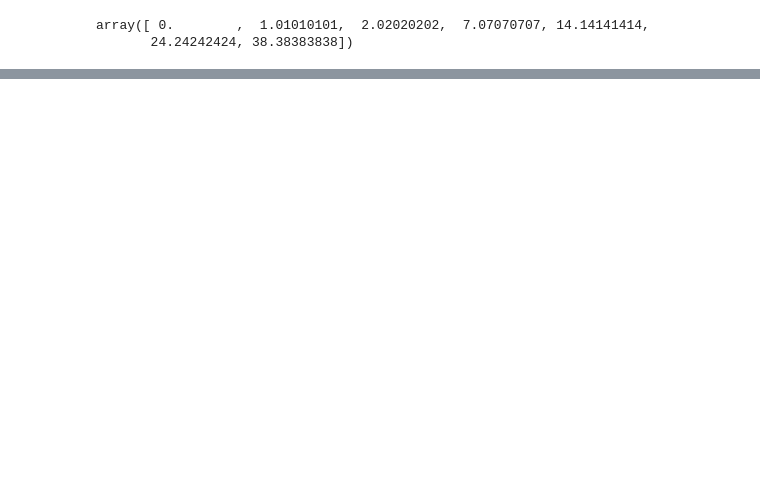
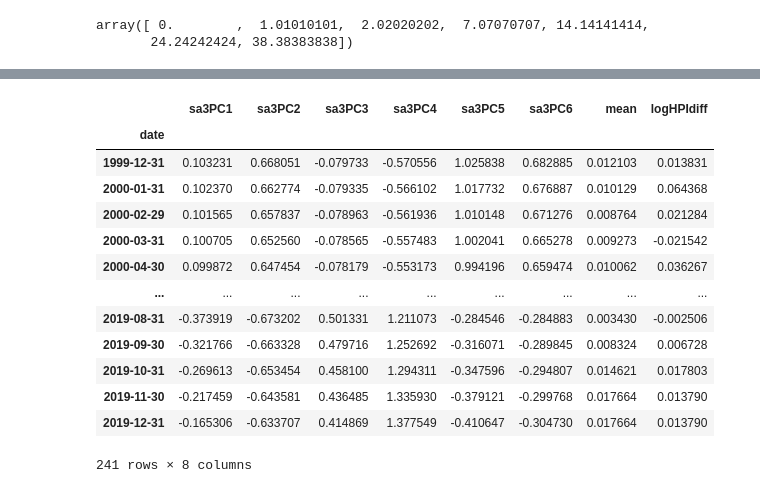
Before and after one commit to LyuLingfeng95/PhDProject1, a Jupyter notebook: Project1_p2.ipynb, the cells around one changed output, grey strips where cells are left out. Drawn from its saved outputs; the diff is of its cells as text; code cells hidden in the pictures; blank space fills up the shorter version.

```diff
--- a/Project1_p2.ipynb
+++ b/Project1_p2.ipynb
@@ -724,3 +845,22 @@ df4 = df3.interpolate("bfill").interpolate(method='piecewise_polynomial', order=
+# %%
+#df4 = df3.interpolate("bfill").interpolate(method='piecewise_polynomial', order=3).interpolate("ffill")
+df4 = df3.interpolate(method='linear').interpolate(method="spline", order=1, limit_direction="both")
+df4
+# %% [output]
+|  | sa3PC1 | sa3PC2 | sa3PC3 | sa3PC4 | sa3PC5 | sa3PC6 | mean | logHPIdiff |
+| date |  |  |  |  |  |  |  |  |
+| 1999-12-31 | 0.103231 | 0.668051 | -0.079733 | -0.570556 | 1.025838 | 0.682885 | 0.012103 | 0.013831 |
+| 2000-01-31 | 0.102370 | 0.662774 | -0.079335 | -0.566102 | 1.017732 | 0.676887 | 0.010129 | 0.064368 |
+| 2000-02-29 | 0.101565 | 0.657837 | -0.078963 | -0.561936 | 1.010148 | 0.671276 | 0.008764 | 0.021284 |
+| 2000-03-31 | 0.100705 | 0.652560 | -0.078565 | -0.557483 | 1.002041 | 0.665278 | 0.009273 | -0.021542 |
+| 2000-04-30 | 0.099872 | 0.647454 | -0.078179 | -0.553173 | 0.994196 | 0.659474 | 0.010062 | 0.036267 |
+| ... | ... | ... | ... | ... | ... | ... | ... | ... |
+| 2019-08-31 | -0.373919 | -0.673202 | 0.501331 | 1.211073 | -0.284546 | -0.284883 | 0.003430 | -0.002506 |
+| 2019-09-30 | -0.321766 | -0.663328 | 0.479716 | 1.252692 | -0.316071 | -0.289845 | 0.008324 | 0.006728 |
+| 2019-10-31 | -0.269613 | -0.653454 | 0.458100 | 1.294311 | -0.347596 | -0.294807 | 0.014621 | 0.017803 |
+| 2019-11-30 | -0.217459 | -0.643581 | 0.436485 | 1.335930 | -0.379121 | -0.299768 | 0.017664 | 0.013790 |
+| 2019-12-31 | -0.165306 | -0.633707 | 0.414869 | 1.377549 | -0.410647 | -0.304730 | 0.017664 | 0.013790 |
+241 rows × 8 columns
 # %%
 df4['l2'] = df4['logHPIdiff'] - df4['mean']
 # %%
```
Also changed, not shown: parts of 20 cells of this notebook.
